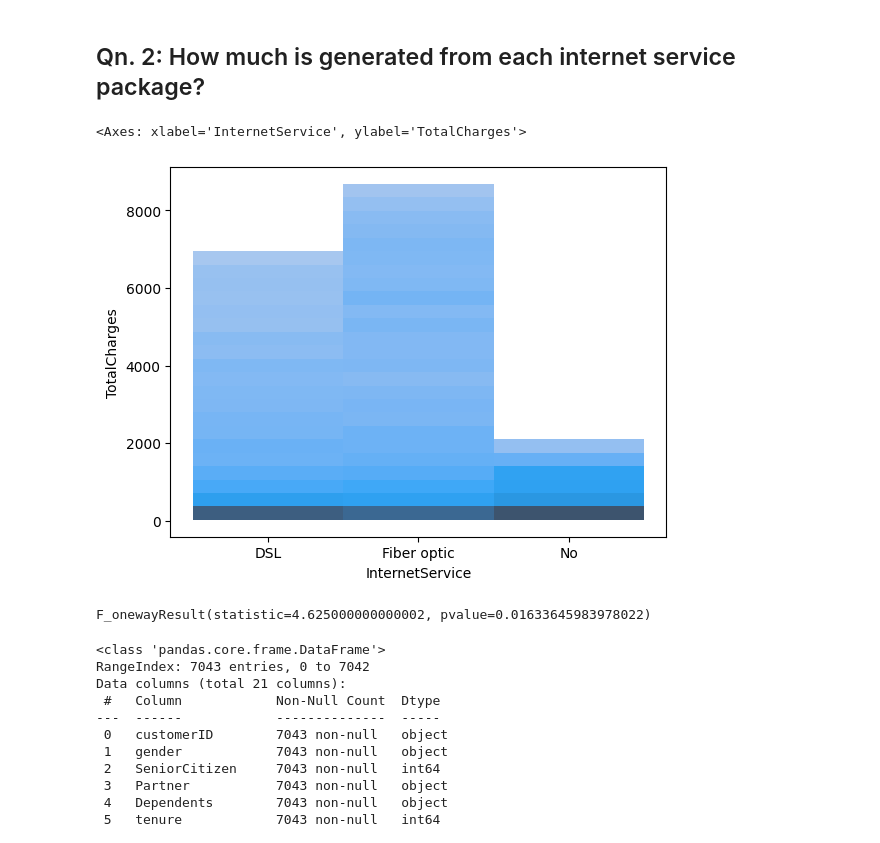
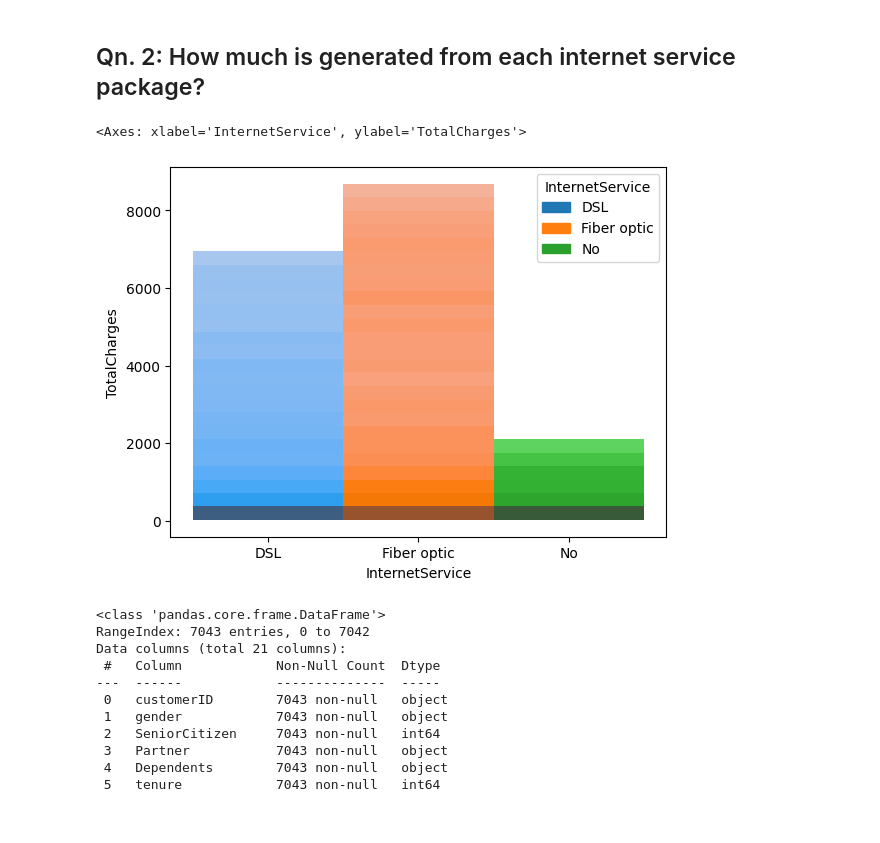
Before and after one commit to Vinnie76/Predicting-Customer-Churn-Classification-Problem, a Jupyter notebook: Predicting Customer Churn.ipynb, the cells around one changed output. Drawn from its saved outputs; the diff is of its cells as text; code cells hidden in the pictures.

```diff
--- a/Predicting Customer Churn.ipynb
+++ b/Predicting Customer Churn.ipynb
@@ -306,7 +306,7 @@ sns.histplot(data=data['InternetService'])
 ## Qn. 2: How much is generated from each internet service package?
 # %%
 #Plot a barplot of total generated amounts against internet service package
-sns.histplot(data=data, x='InternetService',y='TotalCharges')
+sns.histplot(data=data, x='InternetService',y='TotalCharges',hue='InternetService')
 # %% [output]
 <Axes: xlabel='InternetService', ylabel='TotalCharges'>
-[figure, old version]
+[figure, new version]
@@ -319,9 +313,3 @@ performance4 = [81, 78, 81, 92, 82]
-# %%
-# Conduct f_oneway analysis using ANOVA from scipy
-from scipy.stats import f_oneway
-f_oneway(performance1, performance2, performance3, performance4)
-# %% [output]
-F_onewayResult(statistic=4.625000000000002, pvalue=0.01633645983978022)
 # %%
 data.info()
 # %% [output]
```
Also changed, not shown: parts of 2 cells of this notebook.
